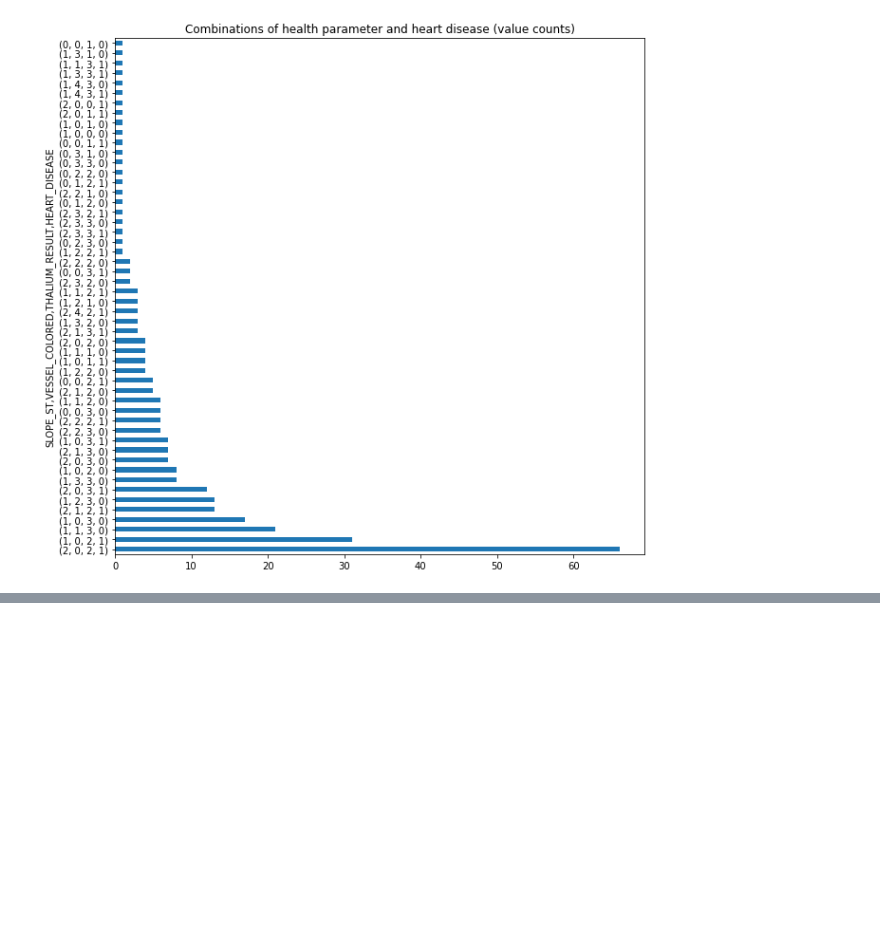
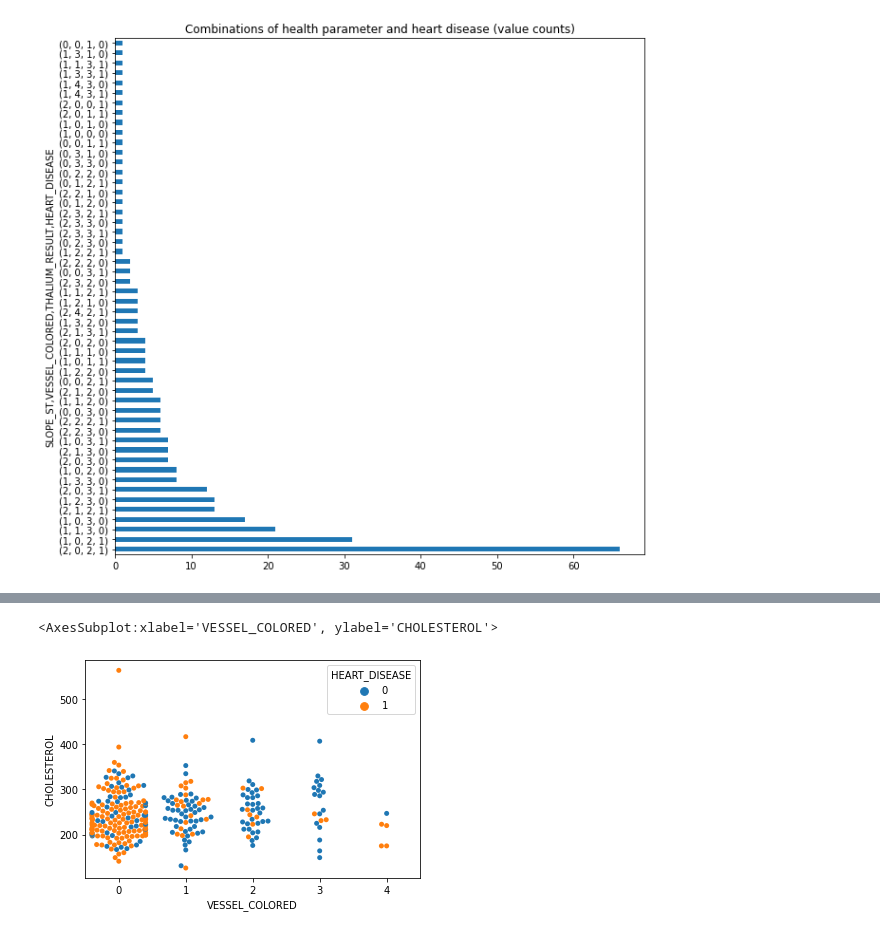
Before and after one commit to yassinzeraoulia97/esercizi, a Jupyter notebook: esercizi.ipynb, the cells around one changed output, grey strips where cells are left out. Cells and saved outputs as stored; diff of their text form; code cells hidden in the pictures; blank space fills up the shorter version.

```diff
--- a/esercizi.ipynb
+++ b/esercizi.ipynb
@@ -373,0 +402,11 @@ df5.unstack().plot.barh(figsize=(15,10))
+# %%
+import seaborn as sns
+sns.swarmplot(
+    x='VESSEL_COLORED',
+    y='CHOLESTEROL',
+    hue='HEART_DISEASE',
+    data=df
+)
+# %% [output]
+<AxesSubplot:xlabel='VESSEL_COLORED', ylabel='CHOLESTEROL'>
+[figure, added]
```
Also changed, not shown: parts of 4 cells of this notebook.
